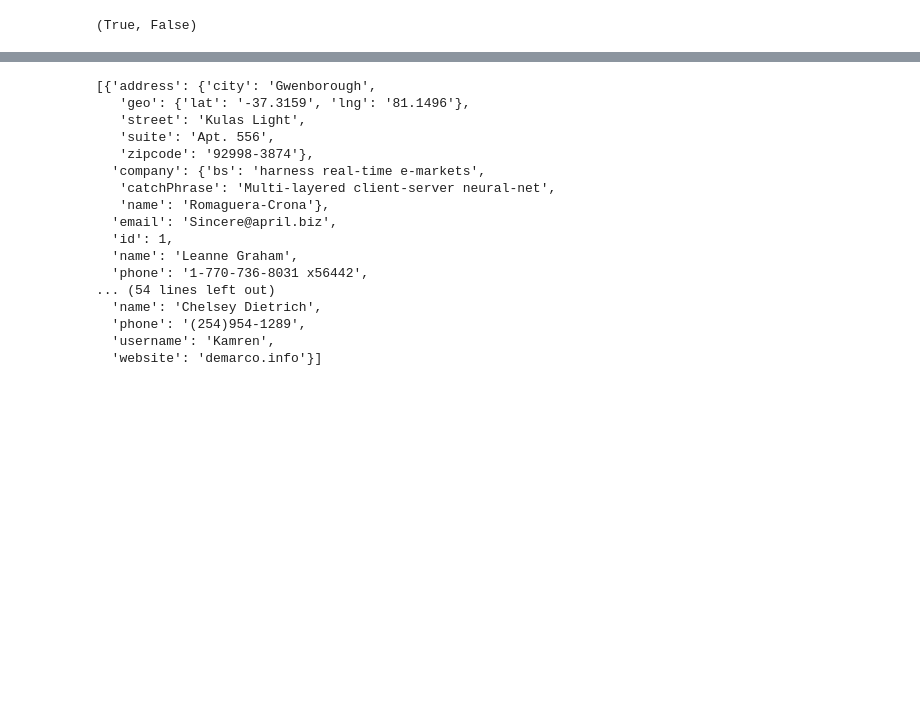
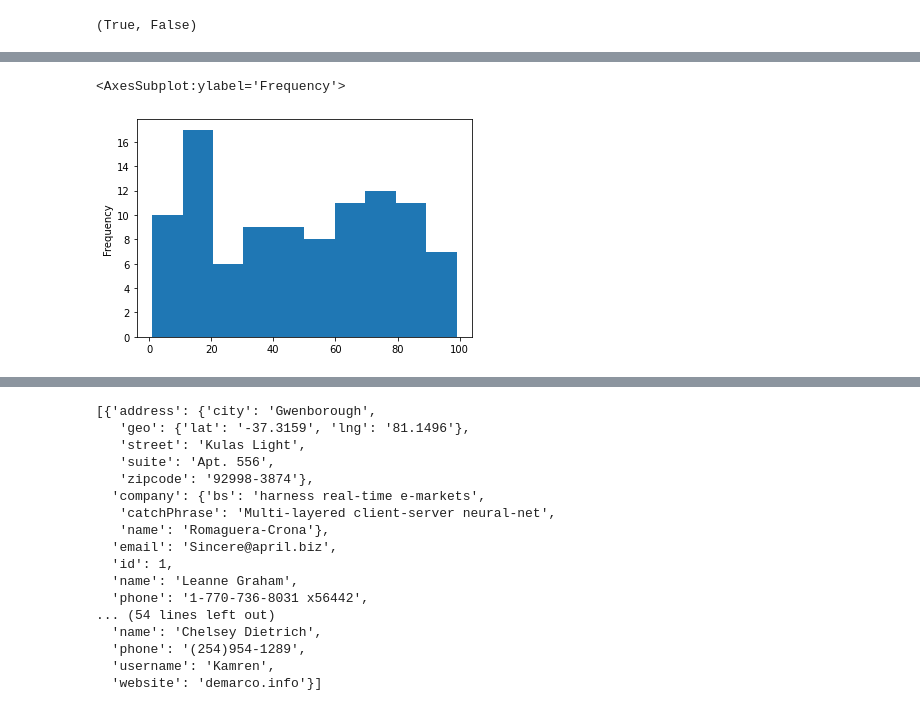
Before and after one commit to ValRCS/Digital_Discourse_ETH713_Fall_2020, a Jupyter notebook: JSON_APIs/Using_JSON_APIs.ipynb, the cells around one changed output, grey strips where cells are left out. Saved outputs shown, nothing was run; the diff lists cells and outputs as text; code cells hidden in the pictures; blank space fills up the shorter version.

Commit message:
reading data from JSON APIs

```diff
--- a/JSON_APIs/Using_JSON_APIs.ipynb
+++ b/JSON_APIs/Using_JSON_APIs.ipynb
@@ -632,0 +789,6 @@ df2.head()
+# %%
+# lets plot the data for ages
+df.age.plot(kind="hist") # kind is the type of plot
+# %% [output]
+<AxesSubplot:ylabel='Frequency'>
+[figure, added]
```
Also changed, not shown: parts of 52 cells of this notebook, 2 other files.
